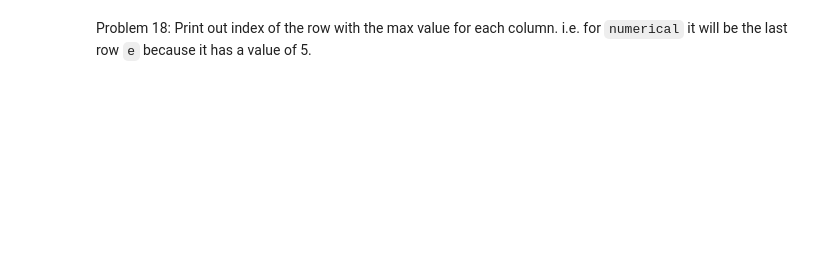
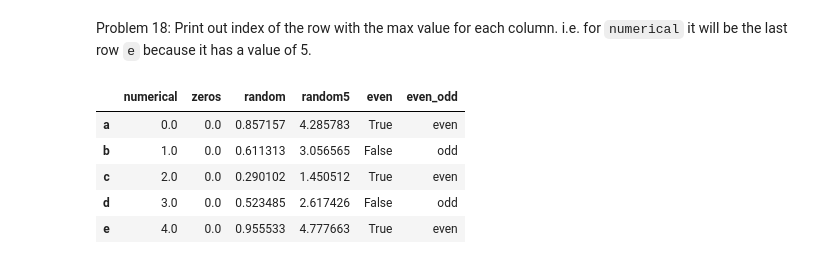
Before and after one commit to jklinck/AD450Winter2026, a Jupyter notebook: week_4_panadas.ipynb, the cells around one changed output. Saved outputs shown, nothing was run; the diff lists cells and outputs as text; code cells hidden in the pictures; blank space fills up the shorter version.

```diff
--- a/week_4_panadas.ipynb
+++ b/week_4_panadas.ipynb
@@ -321,3 +322,16 @@ even          3.000000
 dtype: float64
 # %% [markdown]
 Problem 18: Print out index of the row with the max value for each column. i.e. for `numerical` it will be the last row `e` because it has a value of 5.
+# %%
+columns = ["numerical", "zeros", "random", "random5", "even"]
+
+x = 5
+
+transposed_numeric_df
+# %% [output]
+|  | numerical | zeros | random | random5 | even | even_odd |
+| a | 0.0 | 0.0 | 0.857157 | 4.285783 | True | even |
+| b | 1.0 | 0.0 | 0.611313 | 3.056565 | False | odd |
+| c | 2.0 | 0.0 | 0.290102 | 1.450512 | True | even |
+| d | 3.0 | 0.0 | 0.523485 | 2.617426 | False | odd |
+| e | 4.0 | 0.0 | 0.955533 | 4.777663 | True | even |
```
Also changed, not shown: parts of 8 cells of this notebook.
